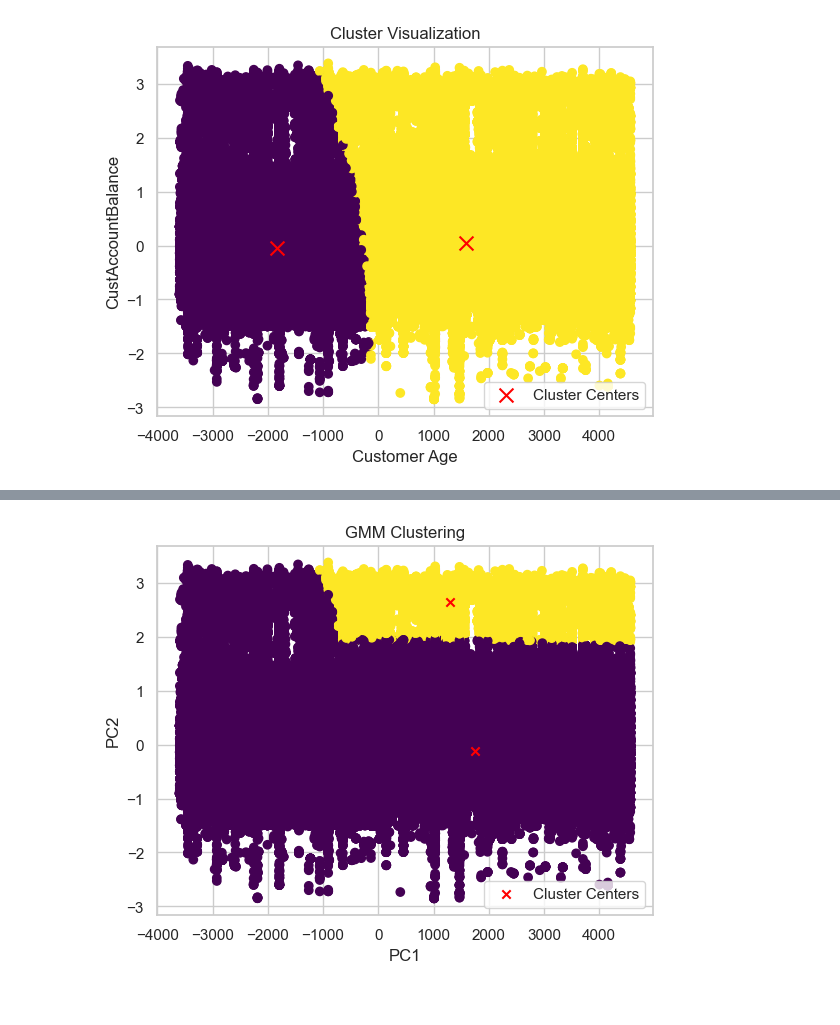
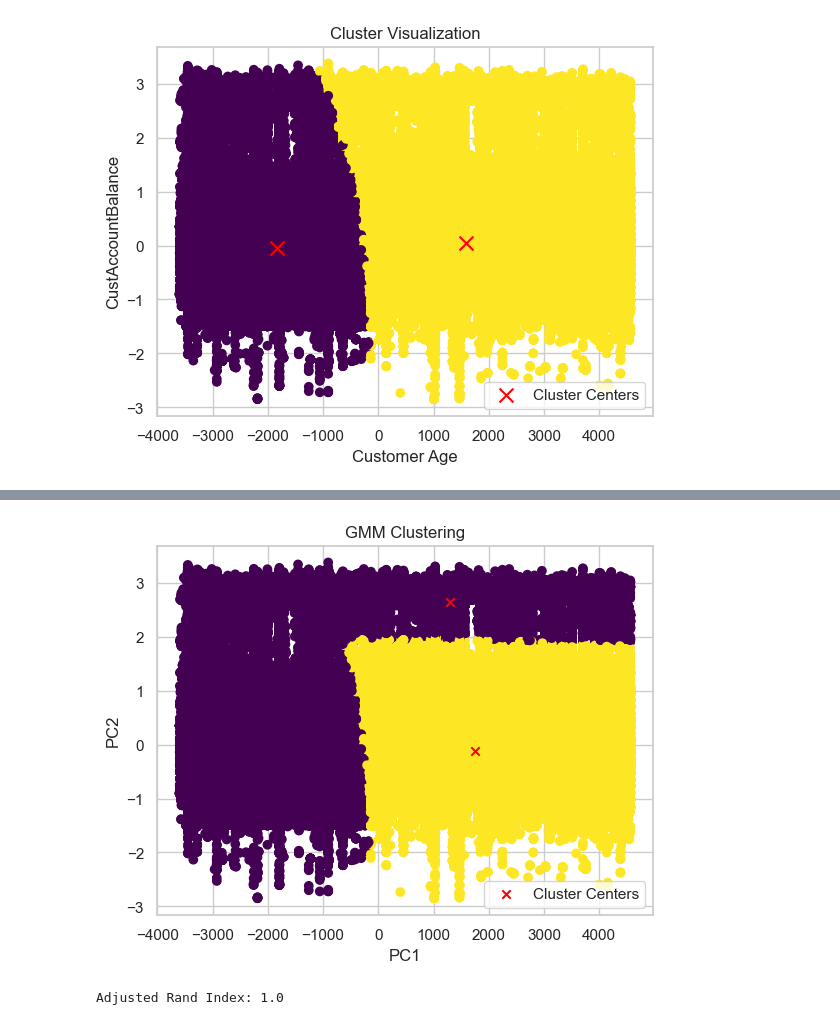
Before and after one commit to AndresQuinto5/IA_LAB4, a Jupyter notebook: Laboratorio4.ipynb, the cells around one changed output, grey strips where cells are left out. Saved outputs shown, nothing was run; the diff lists cells and outputs as text; code cells hidden in the pictures.

Commit message:
[ADD] Metrics for 2,2

```diff
--- a/Laboratorio4.ipynb
+++ b/Laboratorio4.ipynb
@@ -658,16 +662,13 @@ df_pca
 # %%
-from sklearn.mixture import GaussianMixture
-from sklearn.metrics import silhouette_score, adjusted_rand_score
-import matplotlib.pyplot as plt
-
 # Specify the number of components/clusters for the GMM
 n_components = 2
 
 # Create a Gaussian Mixture Model
 gmm = GaussianMixture(n_components=n_components, random_state=0)
 
-# Fit the GMM to the data
-gmm.fit(df_pca)
+for _ in tqdm(range(100), desc='Fitting GMM'):
+    # Fit the GMM to the data
+    gmm.fit(df_pca)
 
 # Get the predicted cluster labels for each sample
 cluster_labels = gmm.predict(df_pca)
@@ -683,7 +684,9 @@ plt.ylabel('CustAccountBalance')
 plt.title('Cluster Visualization')
 plt.legend()
 plt.show()
-
-#
 # %% [output]
 [figure]
+# %%
+for _ in tqdm(range(100), desc='Calculating ARI'):
+    ari = adjusted_rand_score(df_pca['Cluster'], cluster_labels)
+print(f"Adjusted Rand Index: {ari}")
@@ -689,0 +699,8 @@ plt.show()
+# %%
+tamaño_muestra = int(len(df_pca) * 0.04)
+df_muestra = df_pca.sample(n=tamaño_muestra, random_state=42)
+
+cluster_labels_muestra = df_muestra['Cluster']
+datos_muestra = df_muestra.drop('Cluster', axis=1)
+
+df_muestra
@@ -689,0 +721,4 @@ plt.show()
+# %%
+for _ in tqdm(range(100), desc='Calculating Silhouette'):
+    silhouette_score_muestra = silhouette_score(datos_muestra, cluster_labels_muestra)
+print(f"Silhouette Score (basado en muestra): {silhouette_score_muestra}")
@@ -829,33 +874,39 @@ def gmm(X, K, max_iter=1000, tol=1e-6):
 # # Usage example
 # X = df_cleaned_copy.values  # Assuming df is your input data
 # K = 4  # Number of clusters
 # labels, mu, sigma, pi = gmm(X, K)
 
 # import matplotlib.pyplot as plt
 
 # # Scatter plot of the data points colored by cluster labels
 # plt.scatter(X[:, 0], X[:, 1], c=labels, cmap='viridis')
 # plt.scatter(mu[:, 0], mu[:, 1], c='red', marker='x', label='Cluster Centers')
 # plt.xlabel('Feature 1')
 # plt.ylabel('Feature 2')
 # plt.title('GMM Clustering')
 # plt.legend()
 # plt.show()
 
 # Usage example
-X = df_pca.values  # Assuming df is your input data
+X = df_pca.values
 K = 2 # Number of clusters
 labels, mu, sigma, pi = gmm(X, K)
 
 import matplotlib.pyplot as plt
-df_pca['ClusterCenters'] = labels
+df_pca['ClusterCentersGMM_SCRATCH'] = labels
 # Scatter plot of the data points colored by cluster labels
 plt.scatter(X[:, 0], X[:, 1], c=labels, cmap='viridis')
 plt.scatter(mu[:, 0], mu[:, 1], c='red', marker='x', label='Cluster Centers')
 plt.xlabel('PC1')
 plt.ylabel('PC2')
 plt.title('GMM Clustering')
 plt.legend()
 plt.show()
 # %% [output]
-[figure, old version]
+[figure, new version]
+# %%
+for _ in tqdm(range(100), desc='Calculating ARI scratch model'):
+    ari = adjusted_rand_score(df_pca['ClusterCentersGMM_SCRATCH'], labels)
+print(f"Adjusted Rand Index: {ari}")
+# %% [output]
+Adjusted Rand Index: 1.0
```
Also changed, not shown: parts of 9 cells of this notebook.
